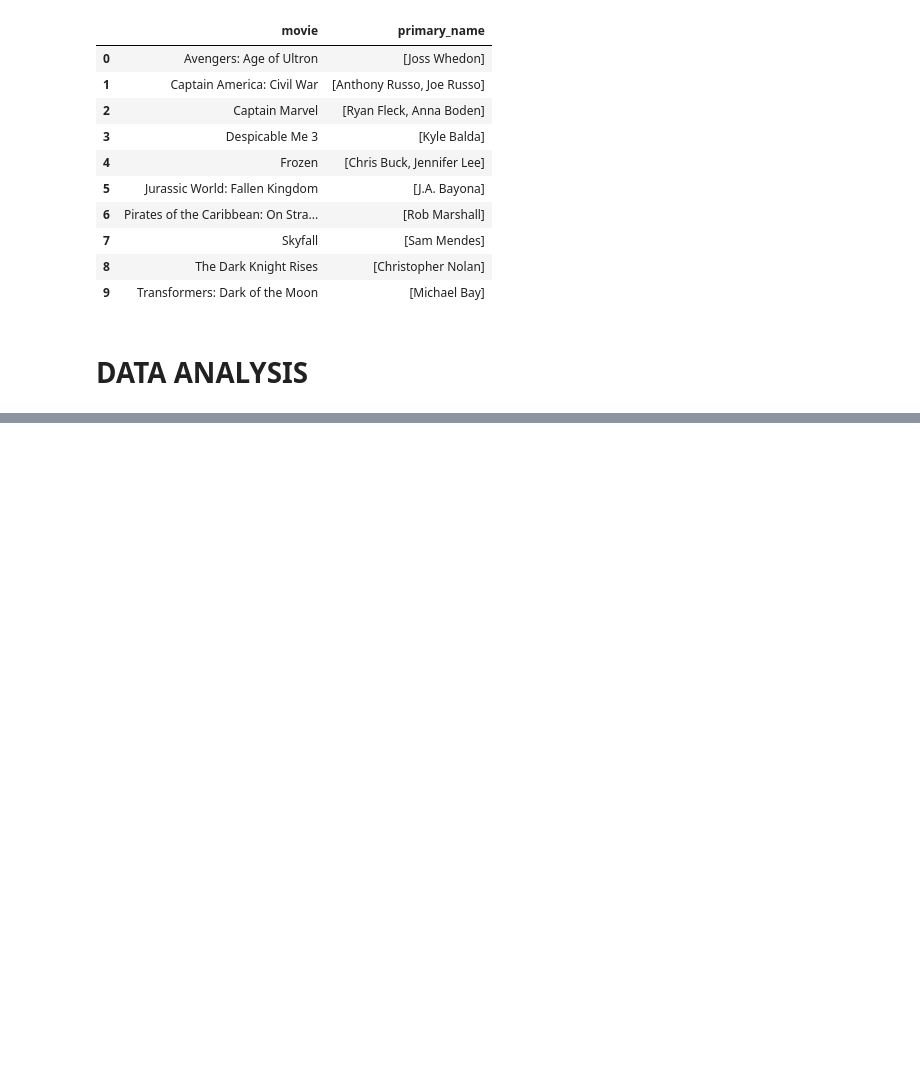
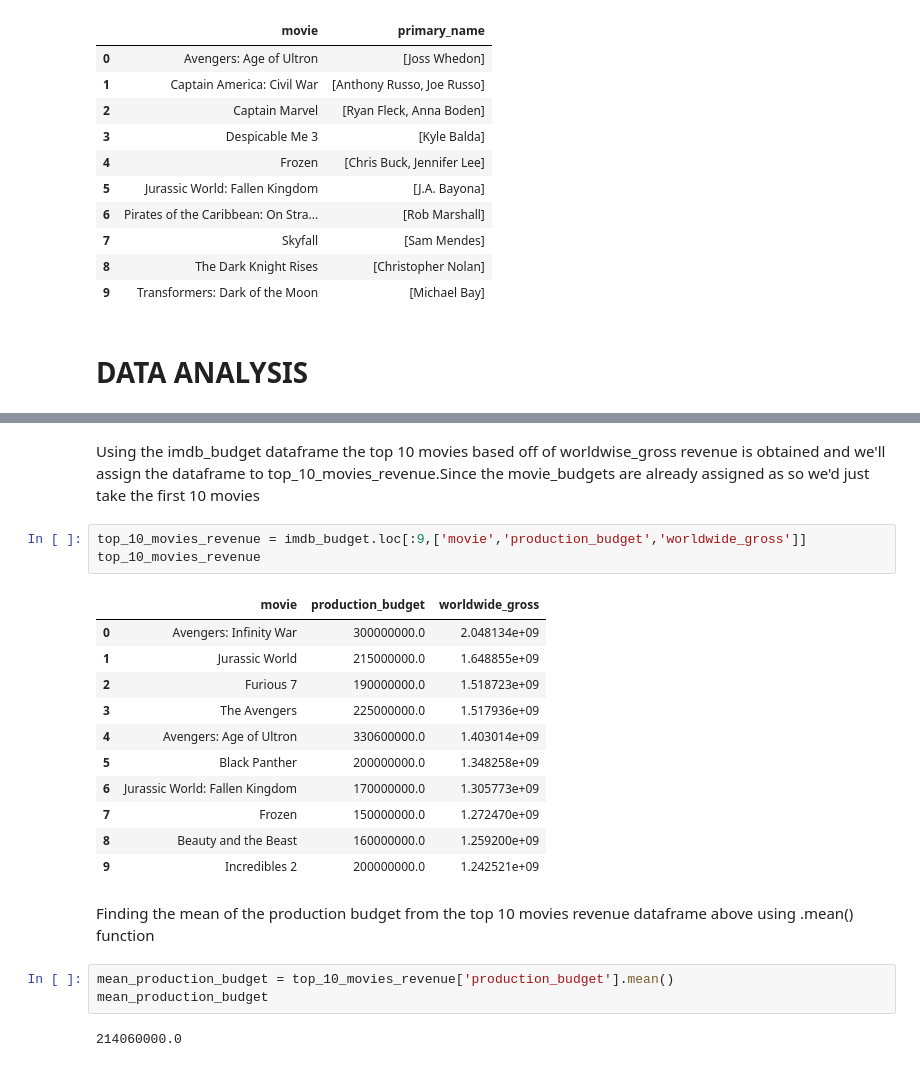
Before and after one commit to GraceRotich/project1-phaseone, a Jupyter notebook: student.ipynb, the cells around one changed output, grey strips where cells are left out. Cells and saved outputs as stored; diff of their text form; blank space fills up the shorter version.

Commit message:
getting the mean of the production budget

```diff
--- a/student.ipynb
+++ b/student.ipynb
@@ -401,3 +401,27 @@ top_10_directors
 # **DATA ANALYSIS**
 # %% [markdown]
 <img src="Images\analysis.jpg" alt="in image folder" style="width:600px;height:300px;">
+# %% [markdown]
+Using the imdb_budget dataframe the top 10 movies based off of worldwise_gross revenue is obtained and we'll assign the dataframe to top_10_movies_revenue.Since the movie_budgets are already assigned as so we'd just take the first 10 movies
+# %%
+top_10_movies_revenue = imdb_budget.loc[:9,['movie','production_budget','worldwide_gross']]
+top_10_movies_revenue
+# %% [output]
+|  | movie | production_budget | worldwide_gross |
+| 0 | Avengers: Infinity War | 300000000.0 | 2.048134e+09 |
+| 1 | Jurassic World | 215000000.0 | 1.648855e+09 |
+| 2 | Furious 7 | 190000000.0 | 1.518723e+09 |
+| 3 | The Avengers | 225000000.0 | 1.517936e+09 |
+| 4 | Avengers: Age of Ultron | 330600000.0 | 1.403014e+09 |
+| 5 | Black Panther | 200000000.0 | 1.348258e+09 |
+| 6 | Jurassic World: Fallen Kingdom | 170000000.0 | 1.305773e+09 |
+| 7 | Frozen | 150000000.0 | 1.272470e+09 |
+| 8 | Beauty and the Beast | 160000000.0 | 1.259200e+09 |
+| 9 | Incredibles 2 | 200000000.0 | 1.242521e+09 |
+# %% [markdown]
+Finding the mean of the production budget from the top 10 movies revenue dataframe above using .mean() function
+# %%
+mean_production_budget = top_10_movies_revenue['production_budget'].mean()
+mean_production_budget
+# %% [output]
+214060000.0
```
